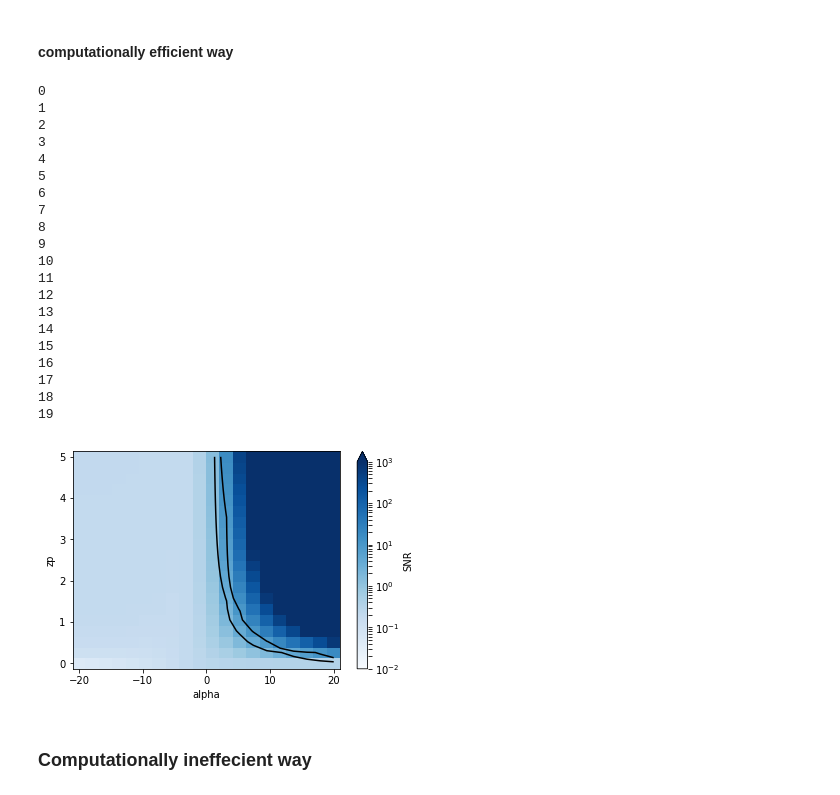
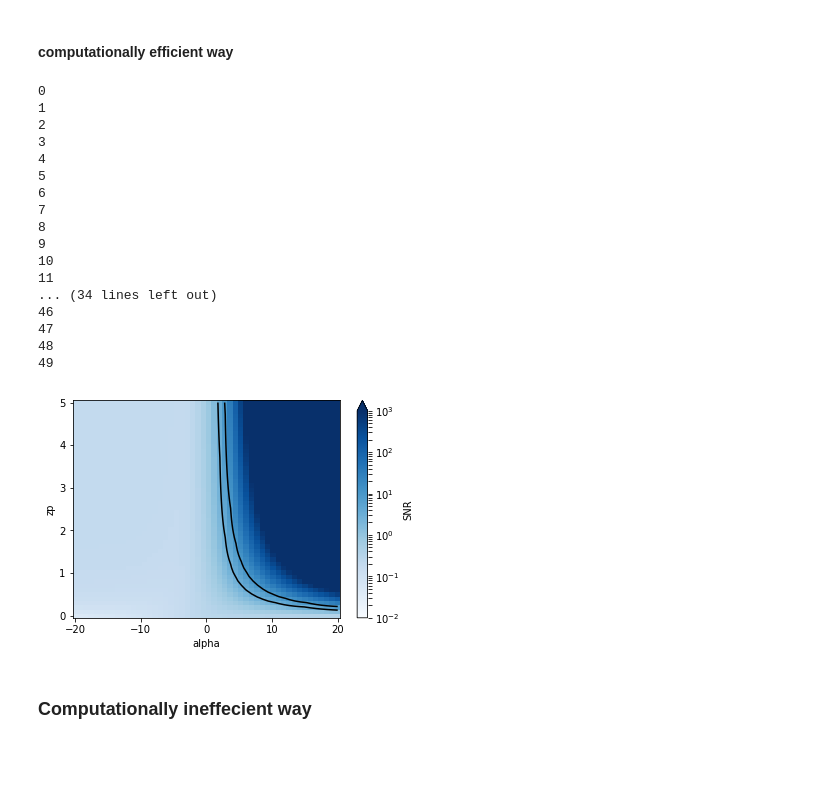
Before and after one commit to afarah18/stochastic_cosmo, a Jupyter notebook: horizon_dist_calculator.ipynb, the cells around one changed output. Saved outputs shown, nothing was run; the diff lists cells and outputs as text; code cells hidden in the pictures; blank space fills up the shorter version.

Commit message:
take f_integral out of loop for efficient SNR calc and add in single chirp mass massfac

```diff
--- a/horizon_dist_calculator.ipynb
+++ b/horizon_dist_calculator.ipynb
@@ -145,6 +146,13 @@ $ \rho_c c^2 \Omega_{GW} (f) = \frac{(f \pi G)^{2/3}}{3} \mathcal{R_0} \int_0^{z
 where $ \text{massfac} = \int_0^\infty \text{d}\mathcal{M} \frac{\text{d}\mathcal{R}(\mathcal{M},z)}{\text{d}\mathcal{M}} \mathcal{M}^{5/3}$ accounts for the mass distribution of binaries and $ \text{z-evo} = \mathcal{C}(\alpha,\beta,z_p) \frac{(1+z)^{\alpha}}{1 + (\frac{1+z}{1+z_p})^{\alpha+\beta}} $ is the redshift evolution of the merger rate.
 # %%
 #mass distributions
+def one_chirp_mass():
+    '''instead of a distribution in mass, we just pretend all systems have equal mass components
+    and chirp mass 30 Msun'''
+    Mchirp = 30
+    massfac = np.power(Mchirp,5./3.)
+    return massfac
+
 def equal_masses():
     '''lets again assume the equal masses model that does not evolve in redshift
     (eventually we will want to evolve it in redshift so that zf has an astrophysical rather that cosmological meaning)
@@ -434,10 +440,10 @@ m_min = 34.9
 m_max = 35.0
 Rate = 30.0 /(u.Gpc**3 * u.year)
 gamma = -2.3
-massfac = equal_masses(gamma,m_min,m_max) * np.power(u.Msun,5./3)
+massfac = one_chirp_mass() * np.power(u.Msun,5./3)
 
-zp_array = np.linspace(0,5,num=20)
-alpha_arr = np.linspace(-20,20,num=20)
+zp_array = np.linspace(0,5)
+alpha_arr = np.linspace(-20,20)
 SNR_easy = np.zeros((len(zp_array),len(alpha_arr)))
 
 def f_integrand(f):
@@ -446,6 +452,7 @@ def f_integrand(f):
     PH = PSD_xr.sel(freq=f,method='nearest').Hanford
     PL = PSD_xr.sel(freq=f,method='nearest').Livingston
     return overlap * freq_power / (PH * PL)
+f_integral = inte.quad(f_integrand, 1.5,1e3)[0] * (u.s)**3 * (u.Hz)**(4./3)
 
 for z in range(len(zp_array)):
     print z
@@ -462,7 +469,6 @@ for z in range(len(zp_array)):
         z_int *= 1./H0
         pre_omega = z_int * Rate * massfac * piG / rhoc2
 
-        f_integral = inte.quad(f_integrand, 1.5,1e3)[0] * (u.s)**3 * (u.Hz)**(4./3)
         rho_opt = pre_snr * pre_omega * np.sqrt(2 * t_obs * f_integral)
 
         SNR_easy[z,a] = rho_opt.to(u.m/u.m)
@@ -479,26 +485,23 @@ for z in range(len(zp_array)):
 9
 10
 11
-12
-13
-14
-15
-16
-17
-18
-19
+... (34 lines left out)
+46
+47
+48
+49
 # %%
 SNR_easy_xr = xr.DataArray(SNR_easy,
                         dims = ('zp','alpha'),
                         coords = (zp_array,alpha_arr),
                         name = 'SNR')
-SNR_easy_xr.to_netcdf('data/SNR_fig2_easy_fullPSD.nc')
+SNR_easy_xr.to_netcdf('data/SNR_fig2_one_chirp_mass.nc')
 
 SNR_easy_xr.plot(norm=LogNorm(vmin=1e-2,vmax=1e3),cmap='Blues')
 SNR_easy_xr.plot.contour(levels=[3,10],colors='black')
 plt.show()
 # %% [output]
-[figure, old version]
+[figure, new version]
 # %% [markdown]
 ### Computationally ineffecient way
 # %%
```
Also changed, not shown: parts of 3 cells of this notebook.
